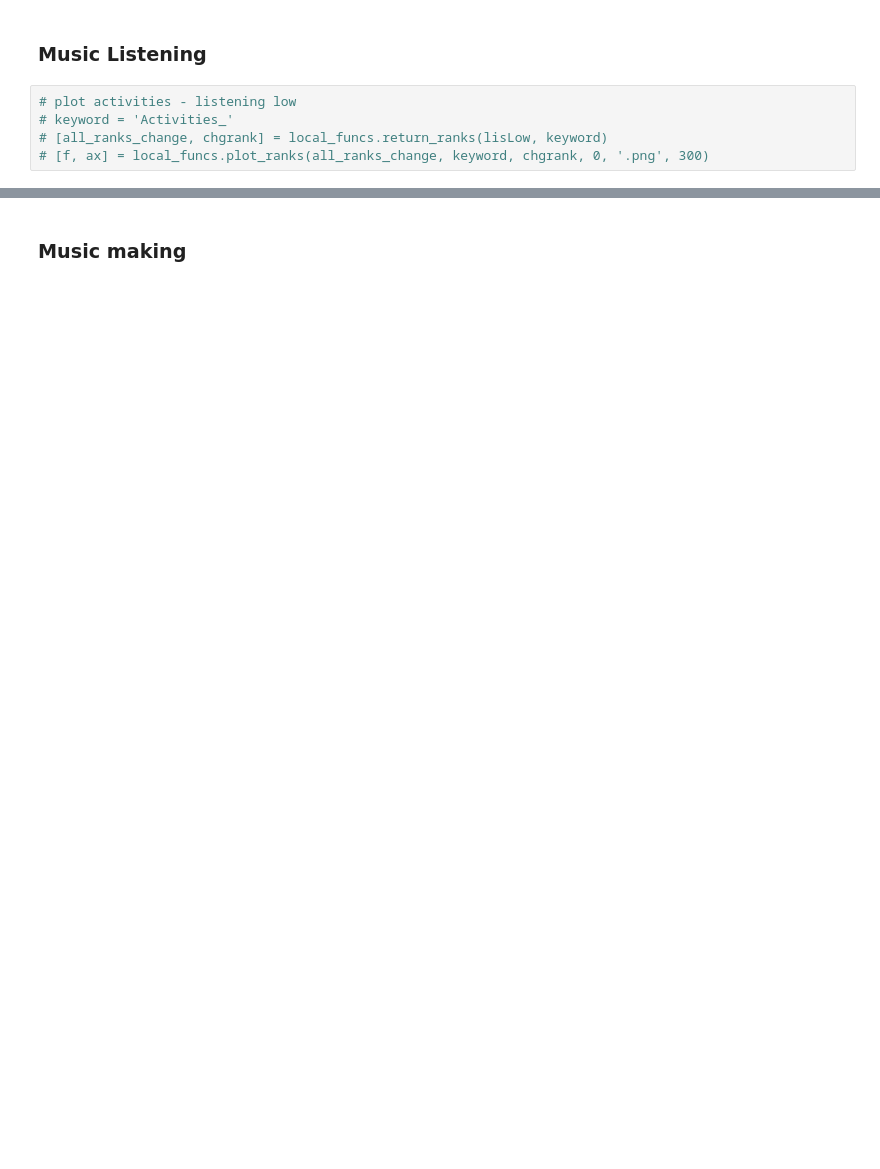
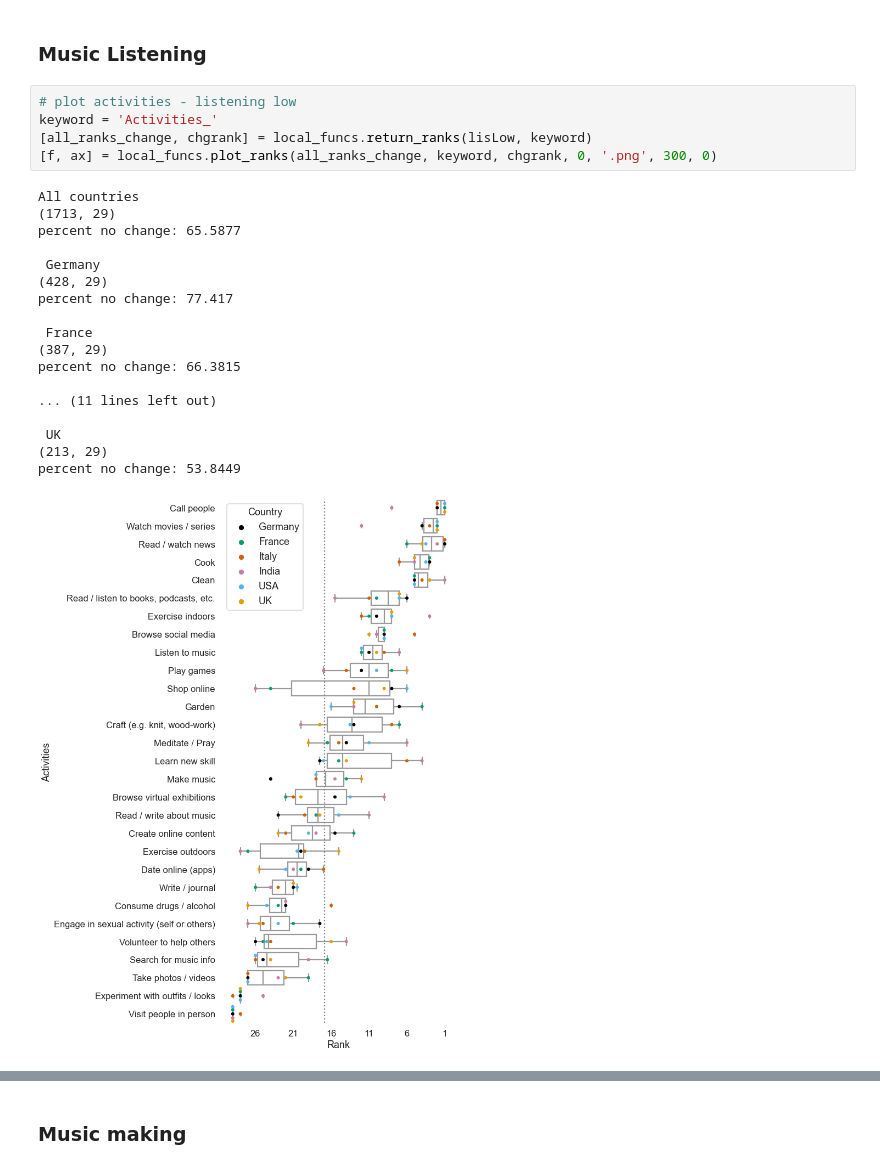
Before and after one commit to lkfink/CMQ, a Jupyter notebook: Ranks.ipynb, the cells around one changed output, grey strips where cells are left out. Cells and saved outputs as stored; diff of their text form; blank space fills up the shorter version.

```diff
--- a/Ranks.ipynb
+++ b/Ranks.ipynb
@@ -654,7 +628,26 @@ print(makeHigh.shape)
 ### Music Listening
 # %%
 # plot activities - listening low
-# keyword = 'Activities_'
-# [all_ranks_change, chgrank] = local_funcs.return_ranks(lisLow, keyword)
-# [f, ax] = local_funcs.plot_ranks(all_ranks_change, keyword, chgrank, 0, '.png', 300)
+keyword = 'Activities_'
+[all_ranks_change, chgrank] = local_funcs.return_ranks(lisLow, keyword)
+[f, ax] = local_funcs.plot_ranks(all_ranks_change, keyword, chgrank, 0, '.png', 300, 0)
+# %% [output]
+All countries
+(1713, 29)
+percent no change: 65.5877
+
+ Germany
+(428, 29)
+percent no change: 77.417
+
+ France
+(387, 29)
+percent no change: 66.3815
+
+... (11 lines left out)
+
+ UK
+(213, 29)
+percent no change: 53.8449
+[figure, added]
 # %%
```
Also changed, not shown: parts of 30 cells of this notebook, 1 other file.
